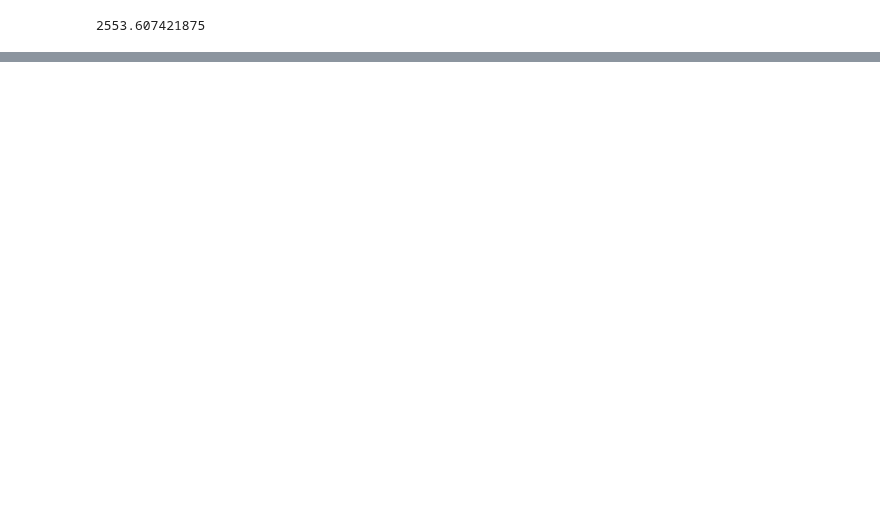
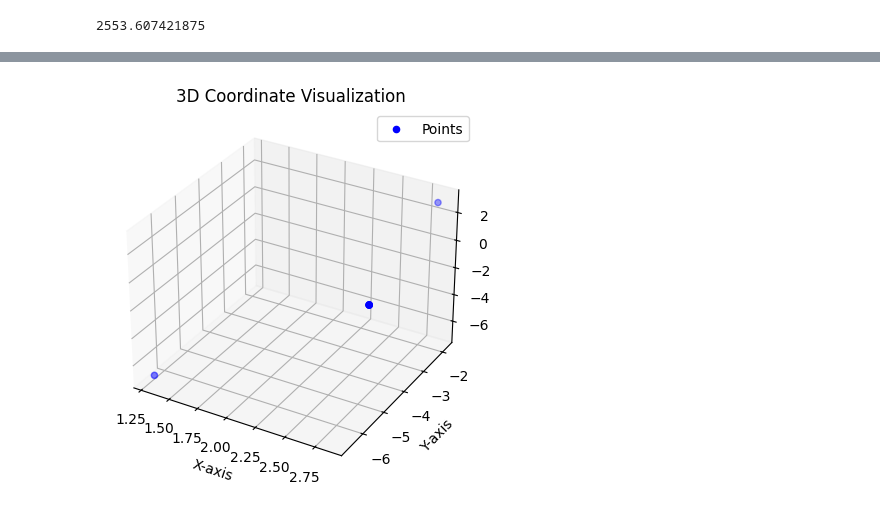
Before and after one commit to fhalab/substrate_aware_zs, a Jupyter notebook: sandbox/test_size.ipynb, the cells around one changed output, grey strips where cells are left out. Saved outputs shown, nothing was run; the diff lists cells and outputs as text; code cells hidden in the pictures; blank space fills up the shorter version.

```diff
--- a/sandbox/test_size.ipynb
+++ b/sandbox/test_size.ipynb
@@ -185,0 +363,2 @@ calculate_pocket_volume(enzyme_pdb, chain_id, resid_list)
+# %%
+coords = parse_active_site_coordinates(enzyme_pdb, chain_id, residue_ids)
@@ -185,0 +379,5 @@ calculate_pocket_volume(enzyme_pdb, chain_id, resid_list)
+# %%
+
+visualize_coordinates(calculate_innermost_points_by_direction(coords)[0])
+# %% [output]
+[figure, added]
```
Also changed, not shown: parts of 18 cells of this notebook, 7 other files.
